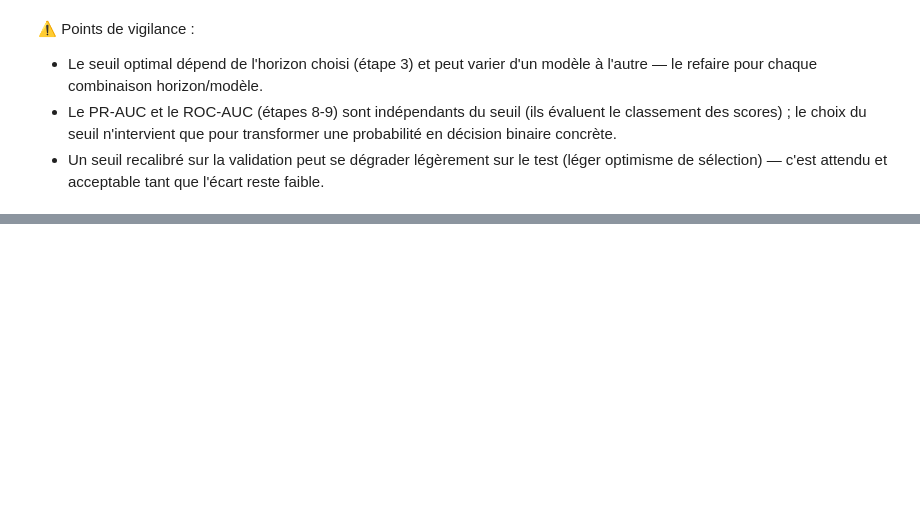
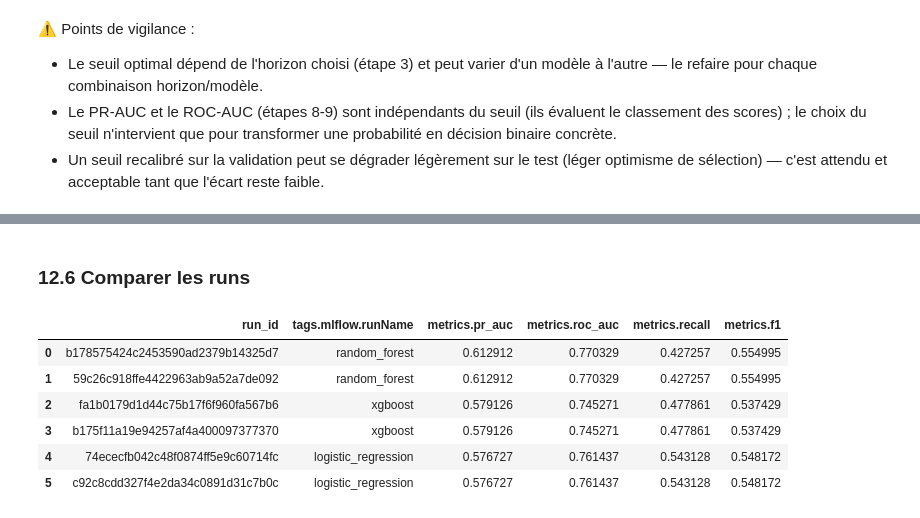
Before and after one commit to air-jaja/training-4-aelion, a Jupyter notebook: prepare_features_ml.ipynb, the cells around one changed output, grey strips where cells are left out. Drawn from its saved outputs; the diff is of its cells as text; code cells hidden in the pictures; blank space fills up the shorter version.

```diff
--- a/prepare_features_ml.ipynb
+++ b/prepare_features_ml.ipynb
@@ -707,0 +721,7 @@ pd.DataFrame(comparison_rows).set_index("seuil").round(3)
+# %%
+import mlflow
+import mlflow.sklearn
+import mlflow.xgboost
+
+mlflow.set_tracking_uri("sqlite:///mlflow/mlflow.db")
+mlflow.set_experiment("maintenance_predictive")
@@ -707,0 +814,13 @@ pd.DataFrame(comparison_rows).set_index("seuil").round(3)
+# %% [markdown]
+### 12.6 Comparer les runs
+# %%
+runs_df = mlflow.search_runs(experiment_names=["maintenance_predictive"], order_by=["metrics.pr_auc DESC"])
+runs_df[["run_id", "tags.mlflow.runName", "metrics.pr_auc", "metrics.roc_auc", "metrics.recall", "metrics.f1"]]
+# %% [output]
+|  | run_id | tags.mlflow.runName | metrics.pr_auc | metrics.roc_auc | metrics.recall | metrics.f1 |
+| 0 | b178575424c2453590ad2379b14325d7 | random_forest | 0.612912 | 0.770329 | 0.427257 | 0.554995 |
+| 1 | 59c26c918ffe4422963ab9a52a7de092 | random_forest | 0.612912 | 0.770329 | 0.427257 | 0.554995 |
+| 2 | fa1b0179d1d44c75b17f6f960fa567b6 | xgboost | 0.579126 | 0.745271 | 0.477861 | 0.537429 |
+| 3 | b175f11a19e94257af4a400097377370 | xgboost | 0.579126 | 0.745271 | 0.477861 | 0.537429 |
+| 4 | 74ececfb042c48f0874ff5e9c60714fc | logistic_regression | 0.576727 | 0.761437 | 0.543128 | 0.548172 |
+| 5 | c92c8cdd327f4e2da34c0891d31c7b0c | logistic_regression | 0.576727 | 0.761437 | 0.543128 | 0.548172 |
```
Also changed, not shown: parts of 29 cells of this notebook, 34 other files.
